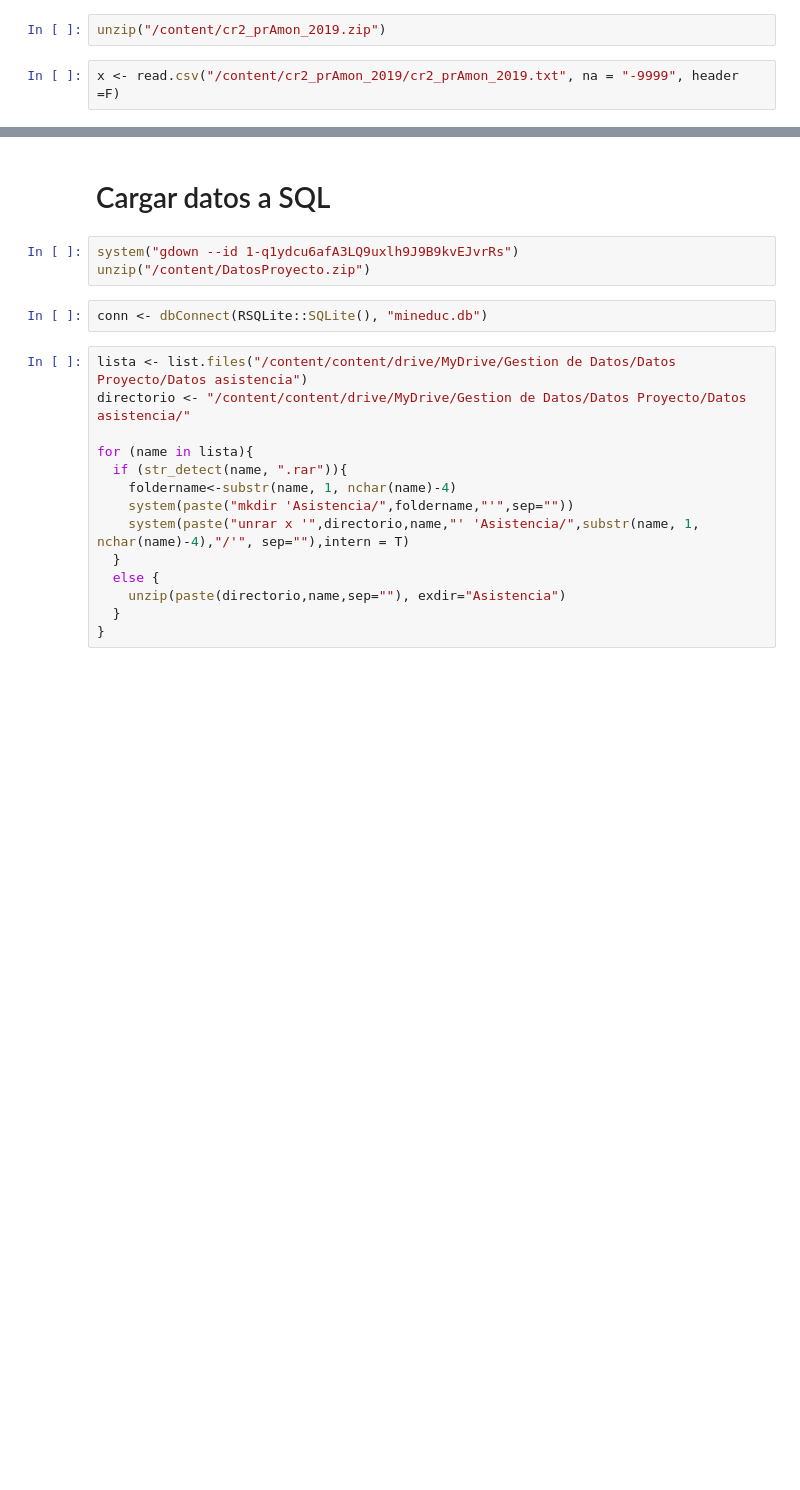
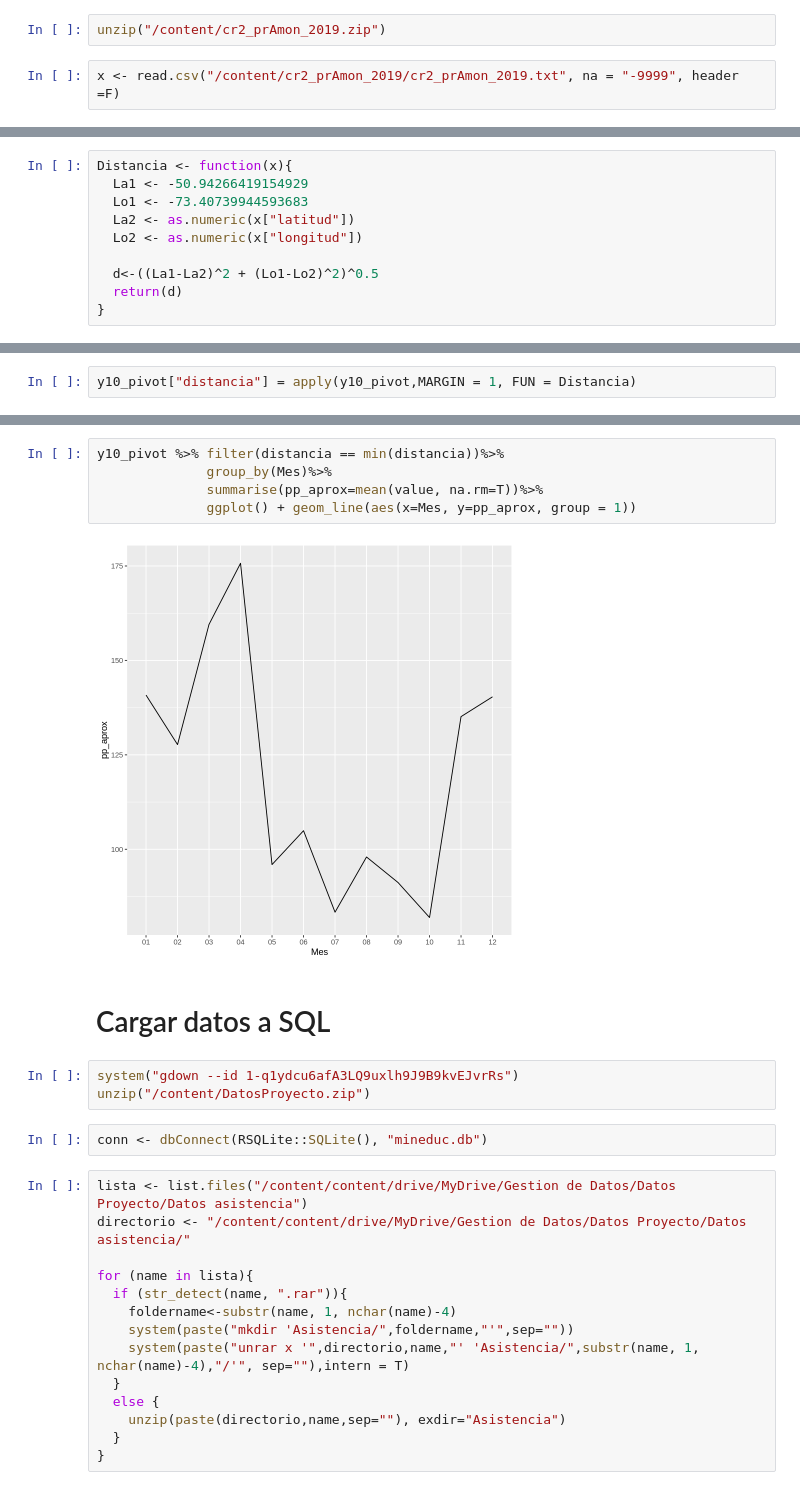
Before and after one commit to alfredosvaldo/Gestion-de-datos-2022, a Jupyter notebook: Taller_4_Gestión_de_datos_2022.ipynb, the cells around one changed output, grey strips where cells are left out. Cells and saved outputs as stored; diff of their text form; blank space fills up the shorter version.

```diff
--- a/Taller_4_Gestión_de_datos_2022.ipynb
+++ b/Taller_4_Gestión_de_datos_2022.ipynb
@@ -191,0 +529,10 @@ Actividad:
+# %%
+Distancia <- function(x){
+  La1 <- -50.94266419154929
+  Lo1 <- -73.40739944593683
+  La2 <- as.numeric(x["latitud"])
+  Lo2 <- as.numeric(x["longitud"])
+
+  d<-((La1-La2)^2 + (Lo1-Lo2)^2)^0.5
+  return(d)
+}
@@ -191,0 +541,2 @@ Actividad:
+# %%
+y10_pivot["distancia"] = apply(y10_pivot,MARGIN = 1, FUN = Distancia)
@@ -192,3 +565,10 @@ Actividad:
+# %%
+y10_pivot %>% filter(distancia == min(distancia))%>%
+              group_by(Mes)%>%
+              summarise(pp_aprox=mean(value, na.rm=T))%>%
+              ggplot() + geom_line(aes(x=Mes, y=pp_aprox, group = 1))
+# %% [output]
+[figure, added]
 # %% [markdown]
 # Cargar datos a SQL
 # %%
```
Also changed, not shown: parts of 40 cells of this notebook.
